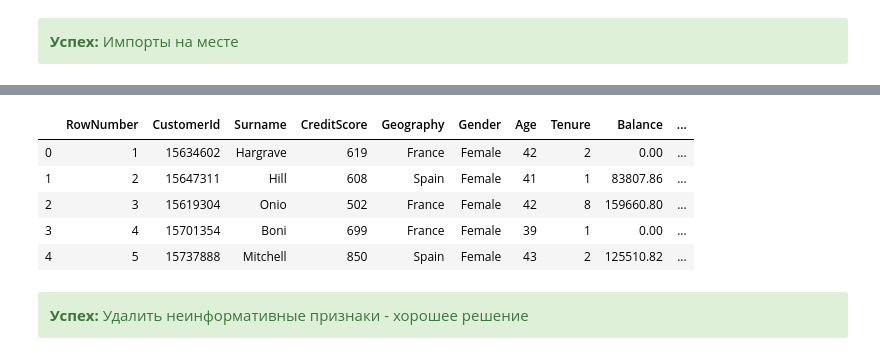
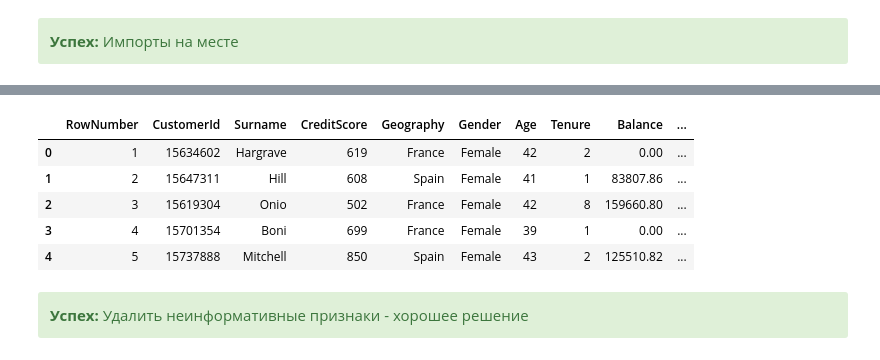
Before and after one commit to SamRozhkov/Yandex-DS, a Jupyter notebook: 17169c6f-2277-48c3-88cb-d3b18b956559 (1).ipynb, the cells around one changed output, grey strips where cells are left out. Drawn from its saved outputs; the diff is of its cells as text; code cells hidden in the pictures.

```diff
--- a/17169c6f-2277-48c3-88cb-d3b18b956559 (1).ipynb
+++ b/17169c6f-2277-48c3-88cb-d3b18b956559 (1).ipynb
@@ -108,15 +49,15 @@ Exited             10000 non-null int64
 dtypes: float64(2), int64(9), object(3)
 memory usage: 1.1+ MB
 None
-# %%
-display(data.head())
-# %% [output]
-|  | RowNumber | CustomerId | Surname | CreditScore | Geography | Gender | Age | Tenure | Balance | ... |
-| 0 | 1 | 15634602 | Hargrave | 619 | France | Female | 42 | 2 | 0.00 | ... |
-| 1 | 2 | 15647311 | Hill | 608 | Spain | Female | 41 | 1 | 83807.86 | ... |
-| 2 | 3 | 15619304 | Onio | 502 | France | Female | 42 | 8 | 159660.80 | ... |
-| 3 | 4 | 15701354 | Boni | 699 | France | Female | 39 | 1 | 0.00 | ... |
-| 4 | 5 | 15737888 | Mitchell | 850 | Spain | Female | 43 | 2 | 125510.82 | ... |
+# %%
+data.head()
+# %% [output]
+|  | RowNumber | CustomerId | Surname | CreditScore | Geography | Gender | Age | Tenure | Balance | ... |
+| 0 | 1 | 15634602 | Hargrave | 619 | France | Female | 42 | 2 | 0.00 | ... |
+| 1 | 2 | 15647311 | Hill | 608 | Spain | Female | 41 | 1 | 83807.86 | ... |
+| 2 | 3 | 15619304 | Onio | 502 | France | Female | 42 | 8 | 159660.80 | ... |
+| 3 | 4 | 15701354 | Boni | 699 | France | Female | 39 | 1 | 0.00 | ... |
+| 4 | 5 | 15737888 | Mitchell | 850 | Spain | Female | 43 | 2 | 125510.82 | ... |
 # %%
 #Поля RowNumber, CustomerId, Surname можно удалить, их можно не учитывать при обучении модели
 data = data.drop(['RowNumber', 'CustomerId', 'Surname'], axis=1)
```
Also changed, not shown: parts of 38 cells of this notebook.
